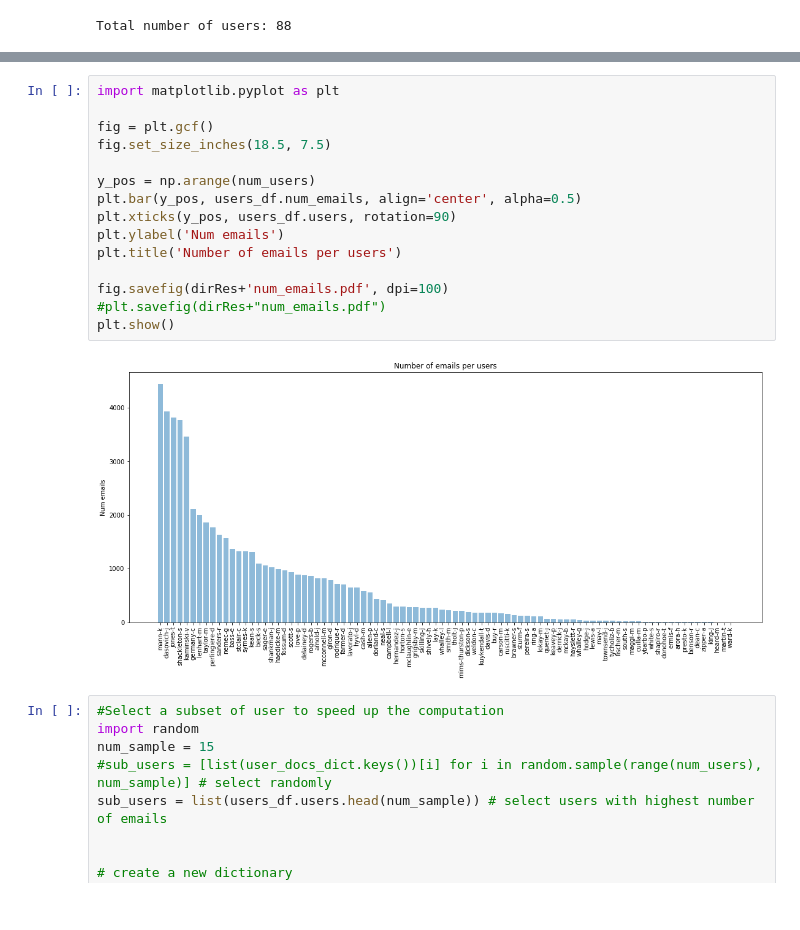
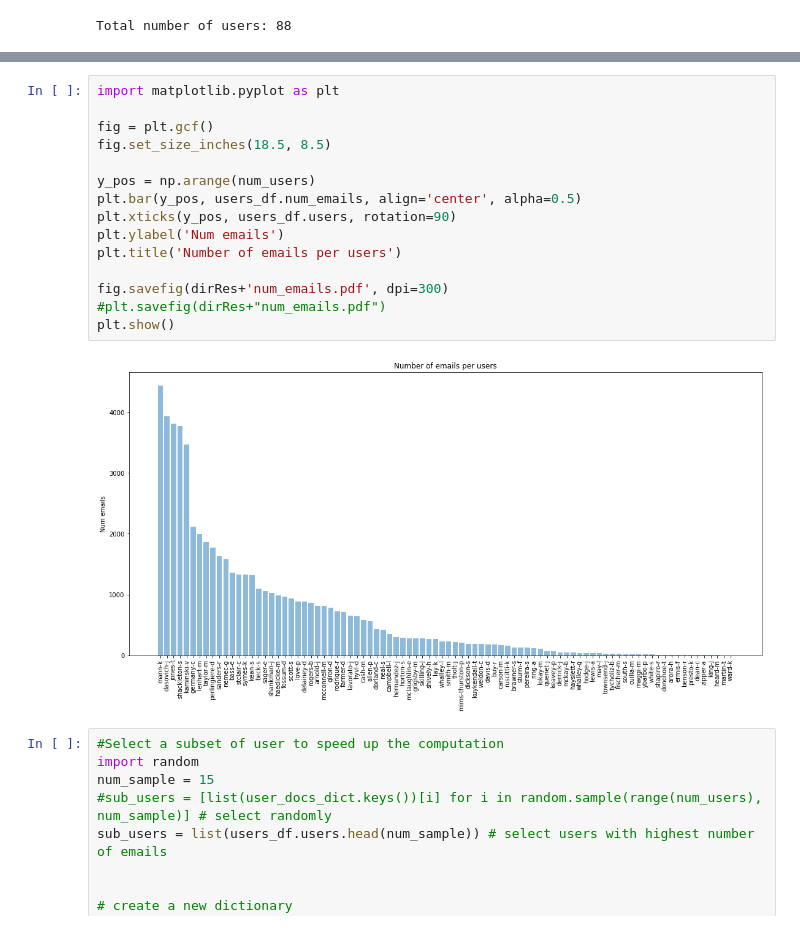
Before and after one commit to dalpozz/PMI-case-study, a Jupyter notebook: code/Mentor-Mentee-Topic-matching.ipynb, the cells around one changed output, grey strips where cells are left out. Saved outputs shown, nothing was run; the diff lists cells and outputs as text.

```diff
--- a/code/Mentor-Mentee-Topic-matching.ipynb
+++ b/code/Mentor-Mentee-Topic-matching.ipynb
@@ -90,20 +94,20 @@ users_df.head(10)
 # %%
 import matplotlib.pyplot as plt
 
 fig = plt.gcf()
-fig.set_size_inches(18.5, 7.5)
+fig.set_size_inches(18.5, 8.5)
 
 y_pos = np.arange(num_users)
 plt.bar(y_pos, users_df.num_emails, align='center', alpha=0.5)
 plt.xticks(y_pos, users_df.users, rotation=90)
 plt.ylabel('Num emails')
 plt.title('Number of emails per users')
 
-fig.savefig(dirRes+'num_emails.pdf', dpi=100)
+fig.savefig(dirRes+'num_emails.pdf', dpi=300)
 #plt.savefig(dirRes+"num_emails.pdf")
 plt.show()
 # %% [output]
-[figure, old version]
+[figure, new version]
 # %%
 #Select a subset of user to speed up the computation
 import random
```
Also changed, not shown: parts of 29 cells of this notebook, 8 other files.
